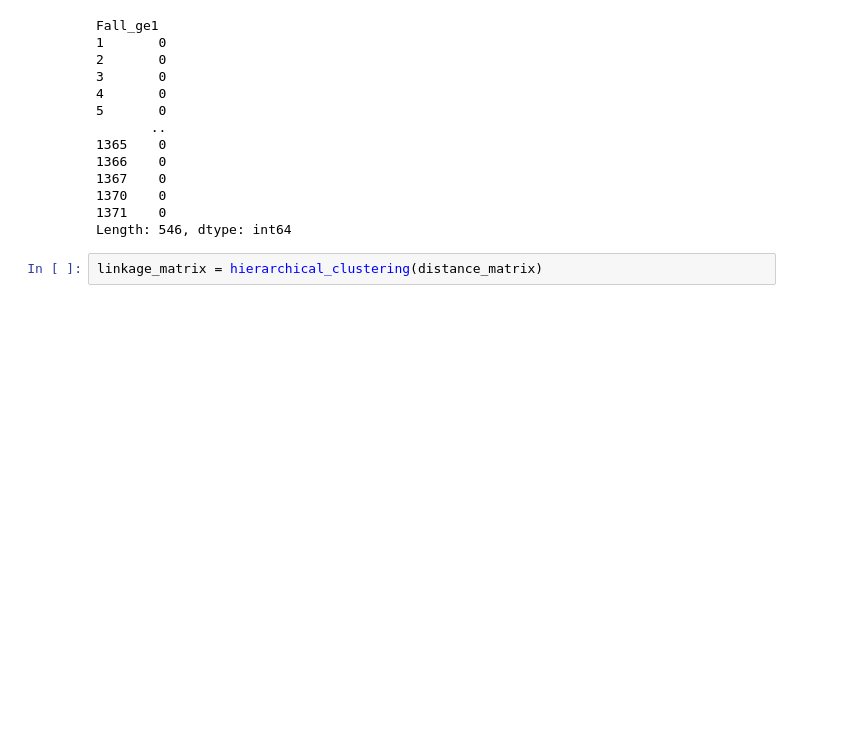
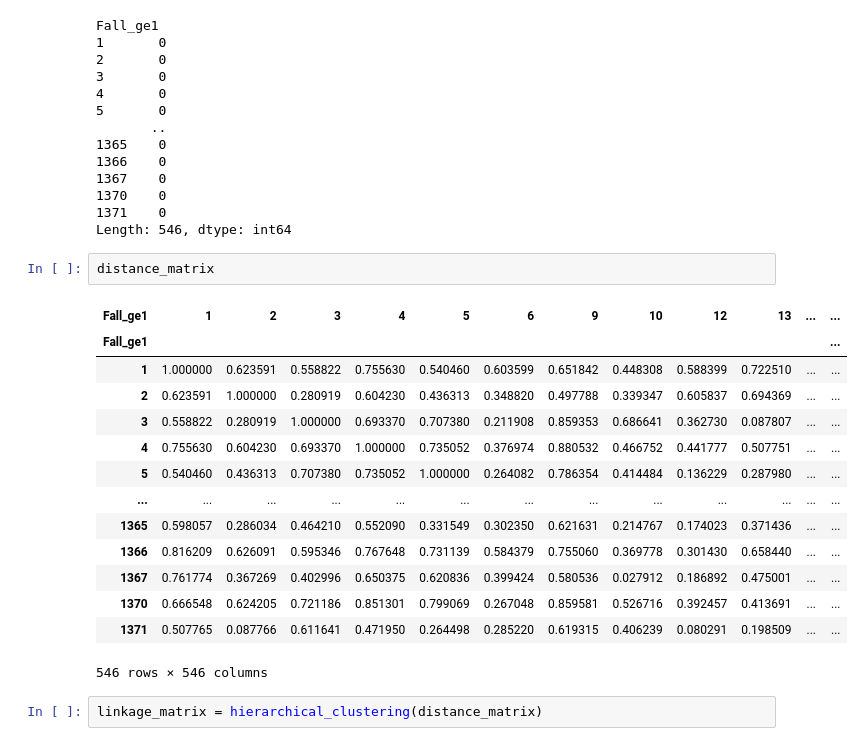
Before and after one commit to togg-dot/thesis, a Jupyter notebook: Hierarchical clustering normalized with seasons and weekday-weekend.ipynb, the cells around one changed output. Cells and saved outputs as stored; diff of their text form; blank space fills up the shorter version.

```diff
--- a/Hierarchical clustering normalized with seasons and weekday-weekend.ipynb
+++ b/Hierarchical clustering normalized with seasons and weekday-weekend.ipynb
@@ -131,6 +131,23 @@ Fall_ge1
 1370    0
 1371    0
 Length: 546, dtype: int64
+# %%
+distance_matrix
+# %% [output]
+| Fall_ge1 | 1 | 2 | 3 | 4 | 5 | 6 | 9 | 10 | 12 | 13 | ... | ... |
+| Fall_ge1 |  |  |  |  |  |  |  |  |  |  |  | ... |
+| 1 | 1.000000 | 0.623591 | 0.558822 | 0.755630 | 0.540460 | 0.603599 | 0.651842 | 0.448308 | 0.588399 | 0.722510 | ... | ... |
+| 2 | 0.623591 | 1.000000 | 0.280919 | 0.604230 | 0.436313 | 0.348820 | 0.497788 | 0.339347 | 0.605837 | 0.694369 | ... | ... |
+| 3 | 0.558822 | 0.280919 | 1.000000 | 0.693370 | 0.707380 | 0.211908 | 0.859353 | 0.686641 | 0.362730 | 0.087807 | ... | ... |
+| 4 | 0.755630 | 0.604230 | 0.693370 | 1.000000 | 0.735052 | 0.376974 | 0.880532 | 0.466752 | 0.441777 | 0.507751 | ... | ... |
+| 5 | 0.540460 | 0.436313 | 0.707380 | 0.735052 | 1.000000 | 0.264082 | 0.786354 | 0.414484 | 0.136229 | 0.287980 | ... | ... |
+| ... | ... | ... | ... | ... | ... | ... | ... | ... | ... | ... | ... | ... |
+| 1365 | 0.598057 | 0.286034 | 0.464210 | 0.552090 | 0.331549 | 0.302350 | 0.621631 | 0.214767 | 0.174023 | 0.371436 | ... | ... |
+| 1366 | 0.816209 | 0.626091 | 0.595346 | 0.767648 | 0.731139 | 0.584379 | 0.755060 | 0.369778 | 0.301430 | 0.658440 | ... | ... |
+| 1367 | 0.761774 | 0.367269 | 0.402996 | 0.650375 | 0.620836 | 0.399424 | 0.580536 | 0.027912 | 0.186892 | 0.475001 | ... | ... |
+| 1370 | 0.666548 | 0.624205 | 0.721186 | 0.851301 | 0.799069 | 0.267048 | 0.859581 | 0.526716 | 0.392457 | 0.413691 | ... | ... |
+| 1371 | 0.507765 | 0.087766 | 0.611641 | 0.471950 | 0.264498 | 0.285220 | 0.619315 | 0.406239 | 0.080291 | 0.198509 | ... | ... |
+546 rows × 546 columns
 # %%
 linkage_matrix = hierarchical_clustering(distance_matrix)
 # %% [output]
```
Also changed, not shown: parts of 23 cells of this notebook, 3 other files.
